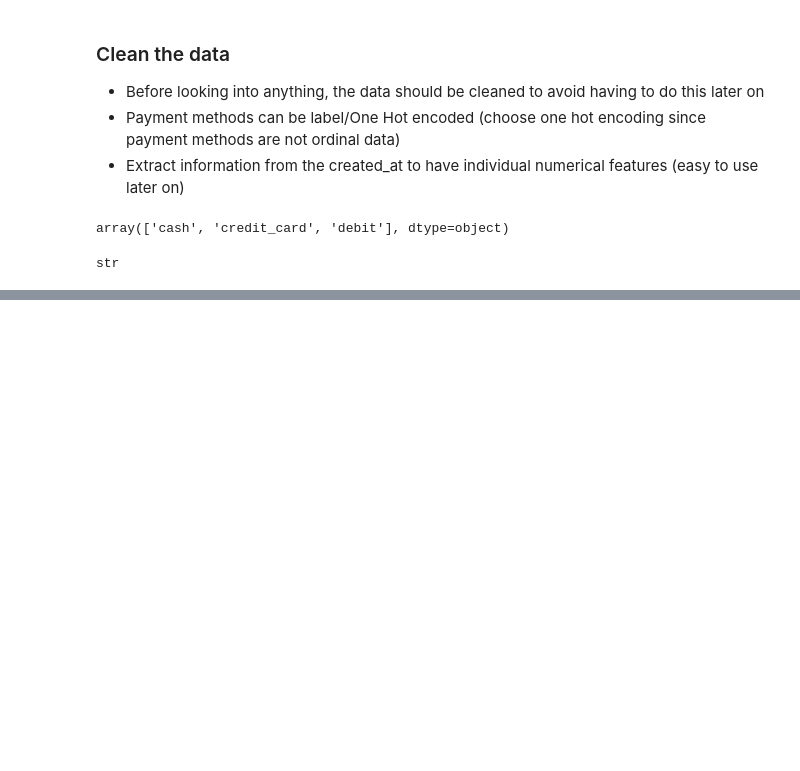
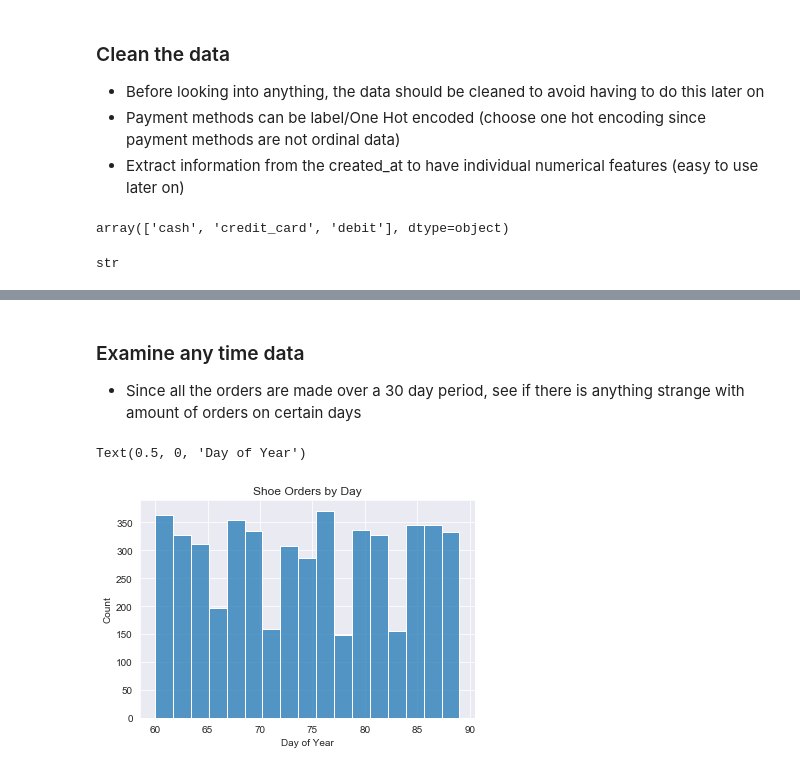
Before and after one commit to Nick-palmar/shopify_data_science_intern_challenge, a Jupyter notebook: q1.ipynb, the cells around one changed output, grey strips where cells are left out. Saved outputs shown, nothing was run; the diff lists cells and outputs as text; code cells hidden in the pictures; blank space fills up the shorter version.

```diff
--- a/q1.ipynb
+++ b/q1.ipynb
@@ -53,0 +236,11 @@ str
+# %% [markdown]
+### Examine any time data
+- Since all the orders are made over a 30 day period, see if there is anything strange with amount of orders on certain days
+# %%
+# we only have data made from 2017, see the amount of orders by month
+orders_by_day = sns.histplot(x='year_day', data=orders_df)
+orders_by_day.set_title('Shoe Orders by Day')
+orders_by_day.set_xlabel('Day of Year')
+# %% [output]
+Text(0.5, 0, 'Day of Year')
+[figure, added]
```
Also changed, not shown: parts of 22 cells of this notebook, 1 other file.
